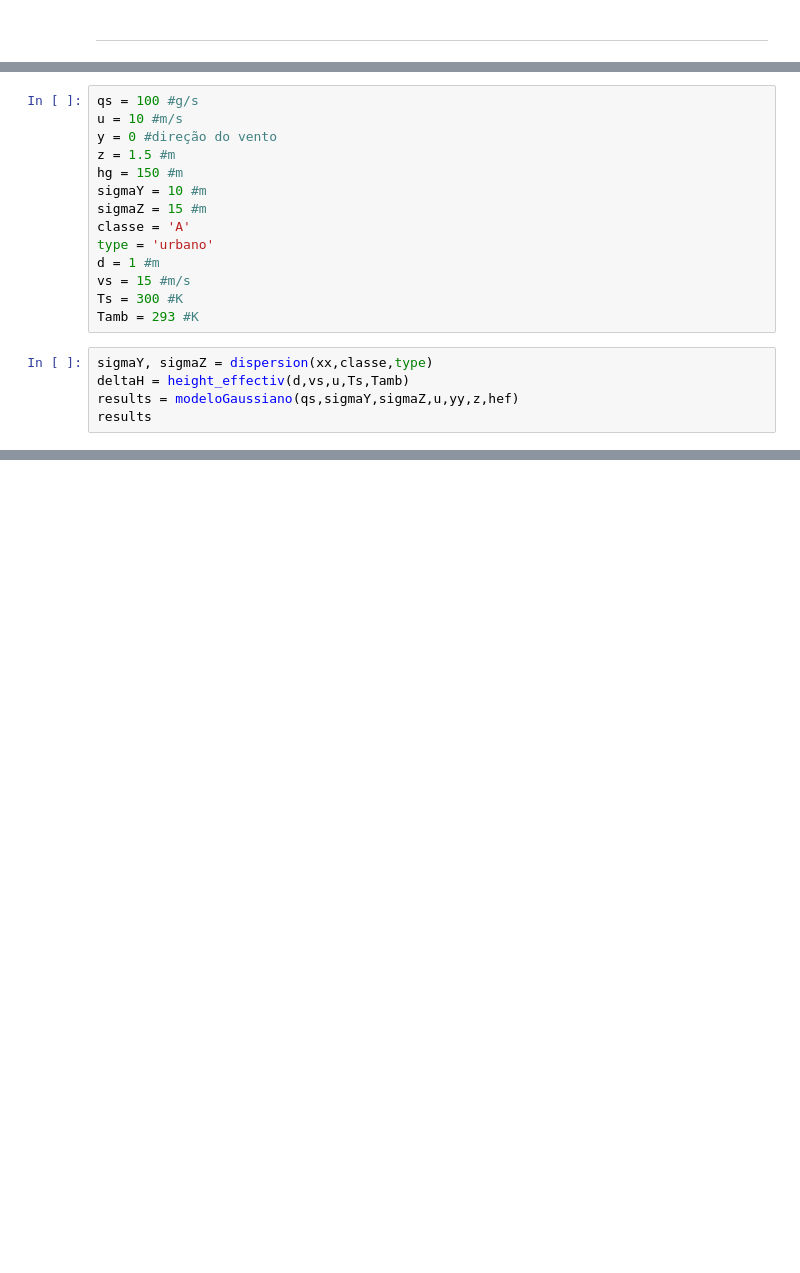
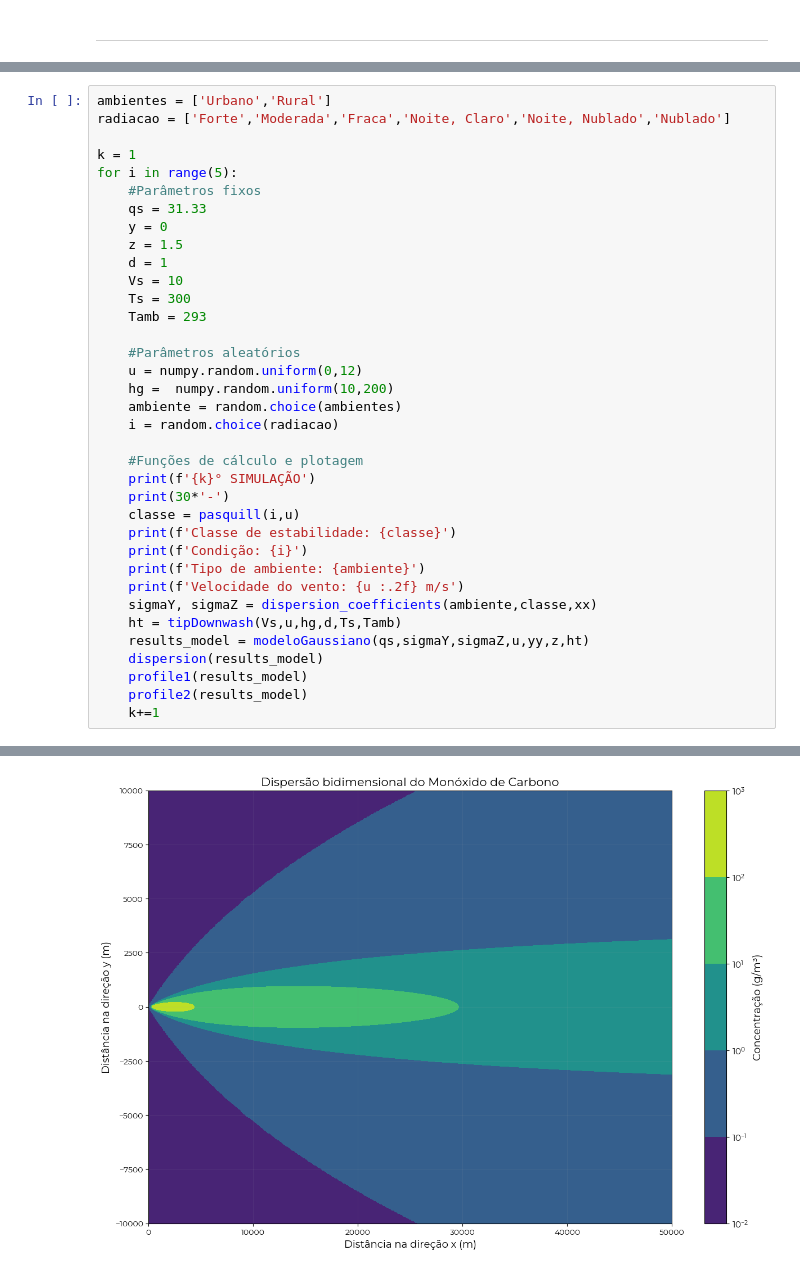
Before and after one commit to lucaborgess/Air-Modelling, a Jupyter notebook: scripts/Atividade03a_Modelagem.ipynb, the cells around one changed output, grey strips where cells are left out. Drawn from its saved outputs; the diff is of its cells as text; blank space fills up the shorter version.

```diff
--- a/scripts/Atividade03a_Modelagem.ipynb
+++ b/scripts/Atividade03a_Modelagem.ipynb
@@ -190,19 +314,0 @@ xx,yy = numpy.meshgrid(x,y)
-# %%
-qs = 100 #g/s
-u = 10 #m/s
-y = 0 #direção do vento
-z = 1.5 #m
-hg = 150 #m
-sigmaY = 10 #m
-sigmaZ = 15 #m
-classe = 'A'
-type = 'urbano'
-d = 1 #m
-vs = 15 #m/s
-Ts = 300 #K
-Tamb = 293 #K
-# %%
-sigmaY, sigmaZ = dispersion(xx,classe,type)
-deltaH = height_effectiv(d,vs,u,Ts,Tamb)
-results = modeloGaussiano(qs,sigmaY,sigmaZ,u,yy,z,hef)
-results
@@ -225,0 +375,37 @@ Faça figuras e discuta os resultados.
+# %%
+ambientes = ['Urbano','Rural']
+radiacao = ['Forte','Moderada','Fraca','Noite, Claro','Noite, Nublado','Nublado']
+
+k = 1
+for i in range(5):
+    #Parâmetros fixos
+    qs = 31.33
+    y = 0
+    z = 1.5
+    d = 1
+    Vs = 10
+    Ts = 300
+    Tamb = 293
+
+    #Parâmetros aleatórios
+    u = numpy.random.uniform(0,12)
+    hg =  numpy.random.uniform(10,200)
+    ambiente = random.choice(ambientes)
+    i = random.choice(radiacao)
+
+    #Funções de cálculo e plotagem
+    print(f'{k}° SIMULAÇÃO')
+    print(30*'-')
+    classe = pasquill(i,u)
+    print(f'Classe de estabilidade: {classe}')
+    print(f'Condição: {i}')
+    print(f'Tipo de ambiente: {ambiente}')
+    print(f'Velocidade do vento: {u :.2f} m/s')
+    sigmaY, sigmaZ = dispersion_coefficients(ambiente,classe,xx)
+    ht = tipDownwash(Vs,u,hg,d,Ts,Tamb)
+    results_model = modeloGaussiano(qs,sigmaY,sigmaZ,u,yy,z,ht)
+    dispersion(results_model)
+    profile1(results_model)
+    profile2(results_model)
+    k+=1
+# %% [output]
@@ -225,0 +423 @@ Faça figuras e discuta os resultados.
+[figure, added]
```
Also changed, not shown: parts of 32 cells of this notebook, 1 other file.
